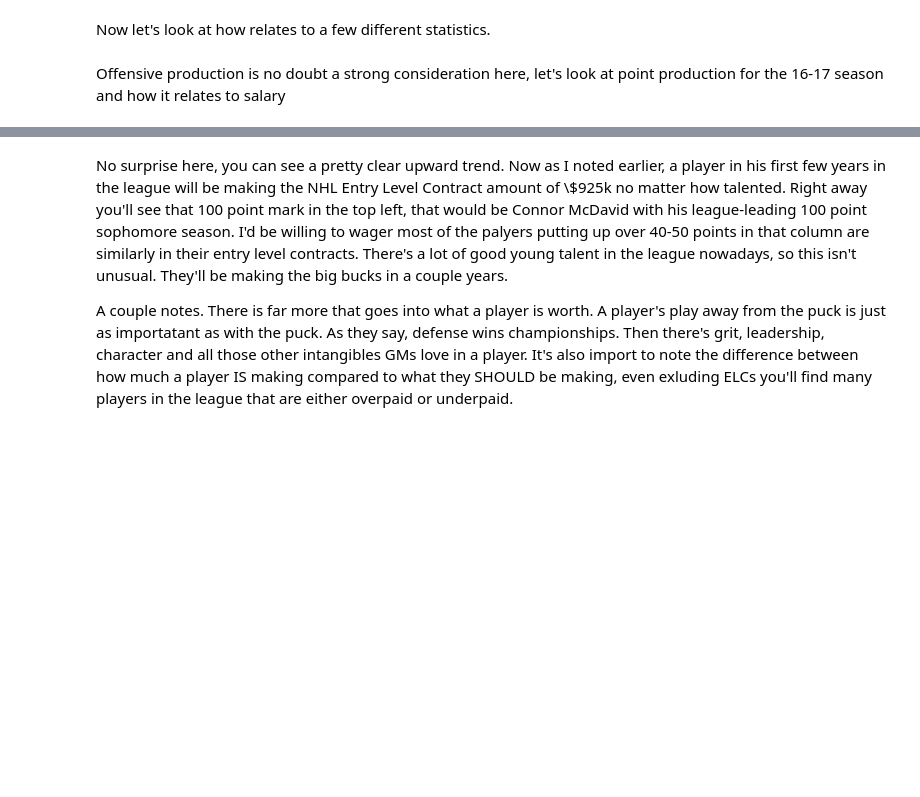
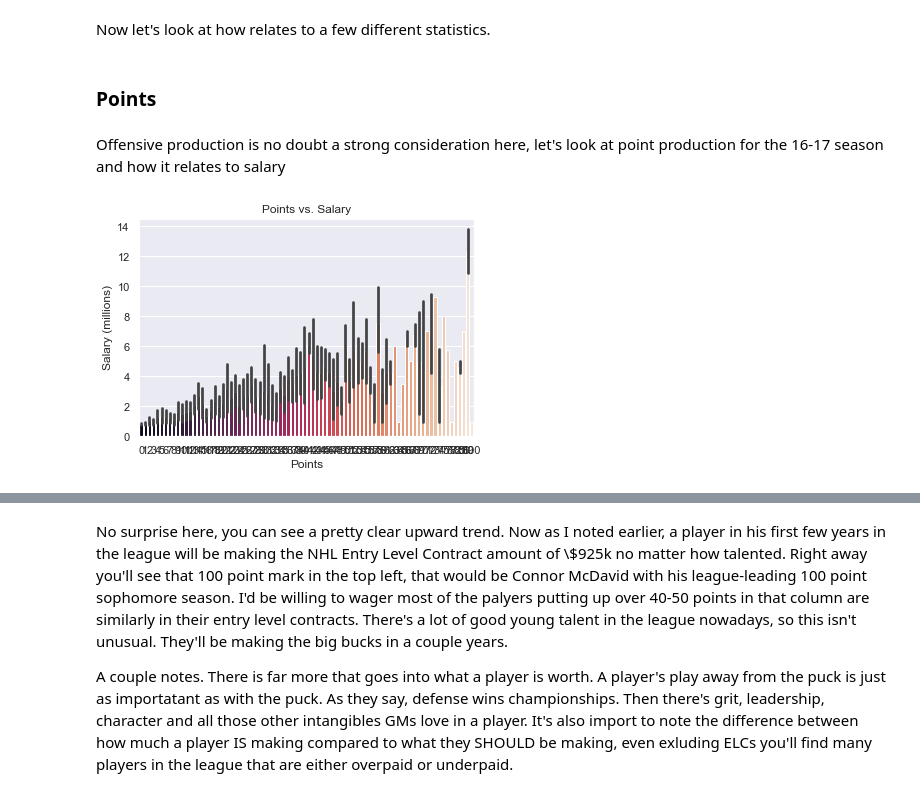
Before and after one commit to Pat-Hamilton/Thinkful, a Jupyter notebook: NHL Capstone.ipynb, the cells around one changed output, grey strips where cells are left out. Cells and saved outputs as stored; diff of their text form; code cells hidden in the pictures; blank space fills up the shorter version.

```diff
--- a/NHL Capstone.ipynb
+++ b/NHL Capstone.ipynb
@@ -852,6 +880,16 @@ sns.distplot(df['Salary']/1000000, axlabel = 'Salary (millions)')
 [figure]
 # %% [markdown]
 Now let's look at how relates to a few different statistics.
+# %% [markdown]
+### Points
 # %% [markdown]
 Offensive production is no doubt a strong consideration here, let's look at point production for the 16-17 season and how it relates to salary
+# %%
+fig = sns.barplot(x='PTS', y=df['Salary']/1000000, data = df, palette='rocket')
+plt.xlabel('Points')
+plt.ylabel('Salary (millions)')
+plt.title('Points vs. Salary')
+plt.show(fig)
+# %% [output]
+[figure, added]
 # %%
```
Also changed, not shown: parts of 128 cells of this notebook.
